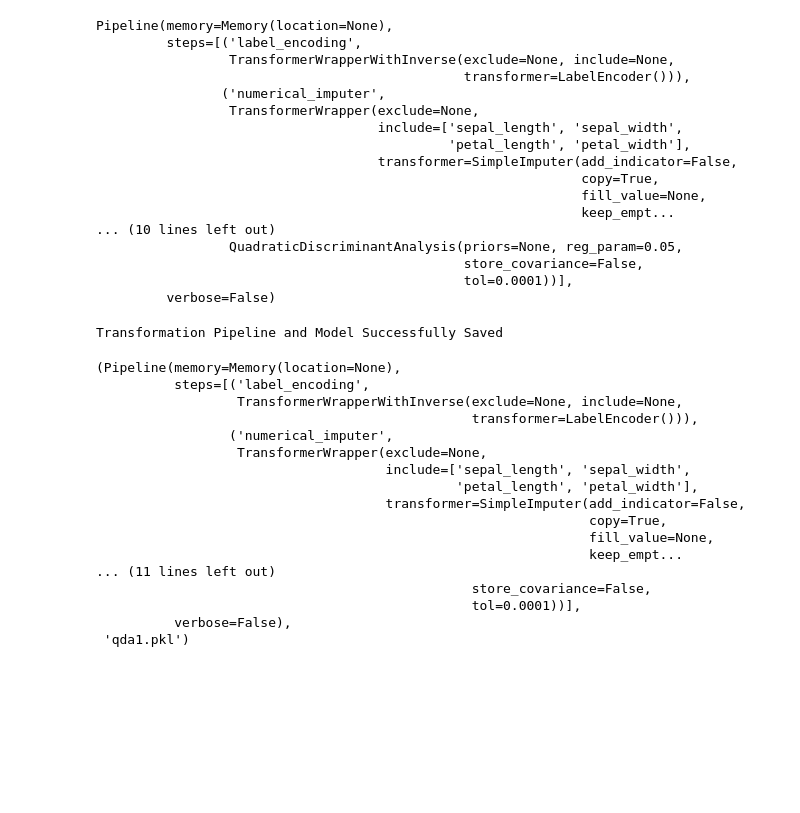
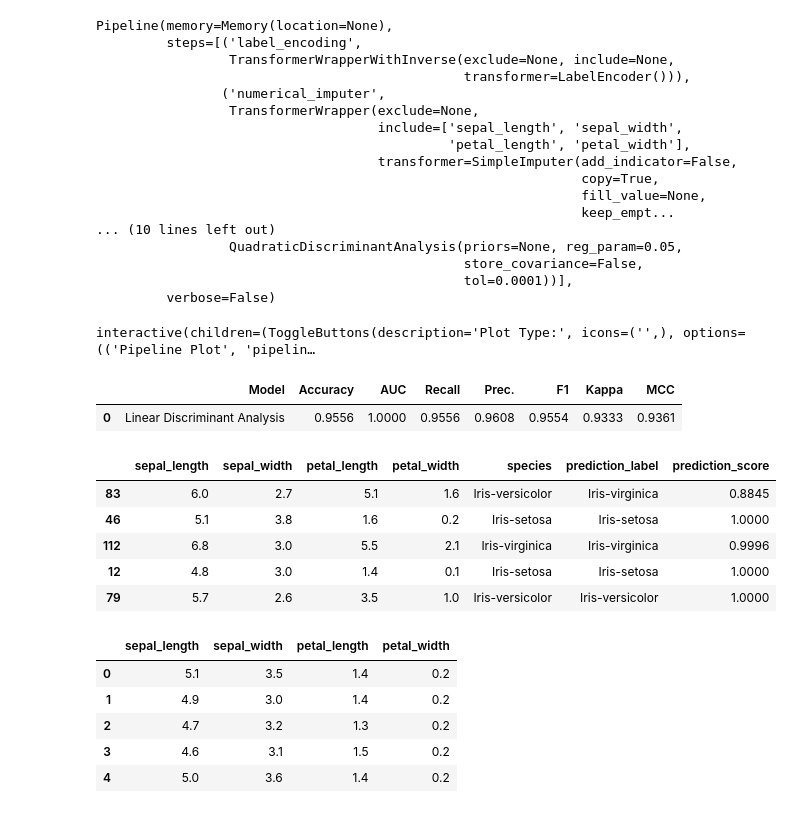
Before and after one commit to Murali55-09/AUTOMLPROJECT, a Jupyter notebook: clusteringalgo.ipynb, the cells around one changed output. Saved outputs shown, nothing was run; the diff lists cells and outputs as text; code cells hidden in the pictures; blank space fills up the shorter version.

```diff
--- a/clusteringalgo.ipynb
+++ b/clusteringalgo.ipynb
@@ -143,25 +140,35 @@ Pipeline(memory=Memory(location=None),
                                                store_covariance=False,
                                                tol=0.0001))],
          verbose=False)
-# %%
-# saving the model
-save_model(tuned_model, 'qda1')
-# %% [output]
-Transformation Pipeline and Model Successfully Saved
-(Pipeline(memory=Memory(location=None),
-          steps=[('label_encoding',
-                  TransformerWrapperWithInverse(exclude=None, include=None,
-                                                transformer=LabelEncoder())),
-                 ('numerical_imputer',
-                  TransformerWrapper(exclude=None,
-                                     include=['sepal_length', 'sepal_width',
-                                              'petal_length', 'petal_width'],
-                                     transformer=SimpleImputer(add_indicator=False,
-                                                               copy=True,
-                                                               fill_value=None,
-                                                               keep_empt...
-... (11 lines left out)
-                                                store_covariance=False,
-                                                tol=0.0001))],
-          verbose=False),
- 'qda1.pkl')
+# %%
+evaluate_model(best)
+# %% [output]
+interactive(children=(ToggleButtons(description='Plot Type:', icons=('',), options=(('Pipeline Plot', 'pipelin…
+# %%
+# predict on test set
+holdout_pred = predict_model(best)
+# %% [output]
+|  | Model | Accuracy | AUC | Recall | Prec. | F1 | Kappa | MCC |
+| 0 | Linear Discriminant Analysis | 0.9556 | 1.0000 | 0.9556 | 0.9608 | 0.9554 | 0.9333 | 0.9361 |
+# %%
+holdout_pred.head()
+# %% [output]
+|  | sepal_length | sepal_width | petal_length | petal_width | species | prediction_label | prediction_score |
+| 83 | 6.0 | 2.7 | 5.1 | 1.6 | Iris-versicolor | Iris-virginica | 0.8845 |
+| 46 | 5.1 | 3.8 | 1.6 | 0.2 | Iris-setosa | Iris-setosa | 1.0000 |
+| 112 | 6.8 | 3.0 | 5.5 | 2.1 | Iris-virginica | Iris-virginica | 0.9996 |
+| 12 | 4.8 | 3.0 | 1.4 | 0.1 | Iris-setosa | Iris-setosa | 1.0000 |
+| 79 | 5.7 | 2.6 | 3.5 | 1.0 | Iris-versicolor | Iris-versicolor | 1.0000 |
+# %%
+# copy data and drop Class variable
+
+new_data = data.copy()
+new_data.drop('species', axis=1, inplace=True)
+new_data.head()
+# %% [output]
+|  | sepal_length | sepal_width | petal_length | petal_width |
+| 0 | 5.1 | 3.5 | 1.4 | 0.2 |
+| 1 | 4.9 | 3.0 | 1.4 | 0.2 |
+| 2 | 4.7 | 3.2 | 1.3 | 0.2 |
+| 3 | 4.6 | 3.1 | 1.5 | 0.2 |
+| 4 | 5.0 | 3.6 | 1.4 | 0.2 |
```
Also changed, not shown: parts of 5 cells of this notebook.
